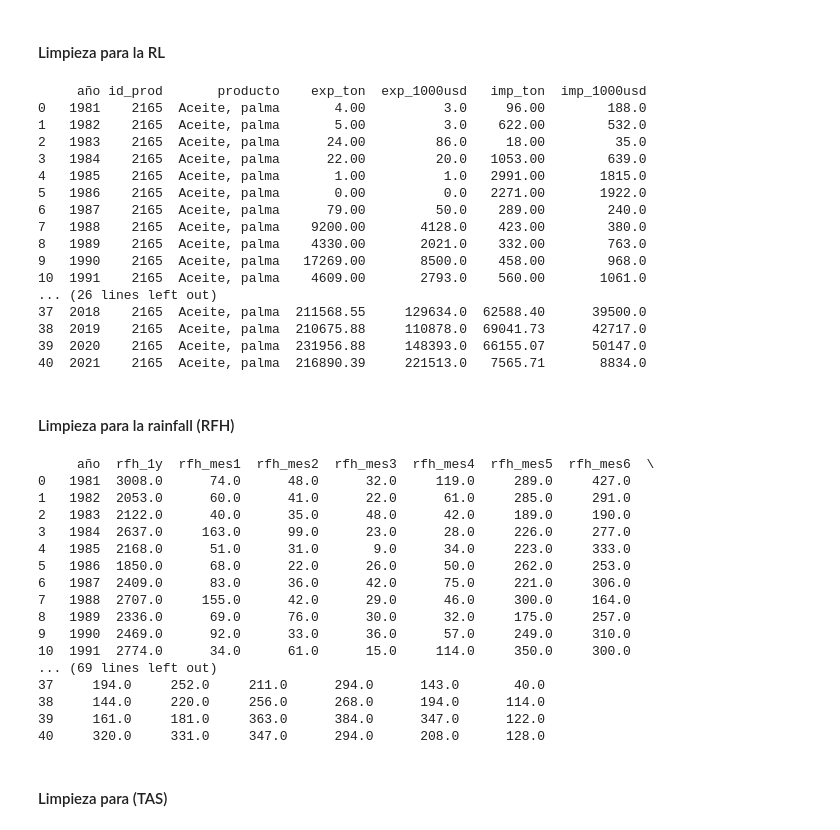
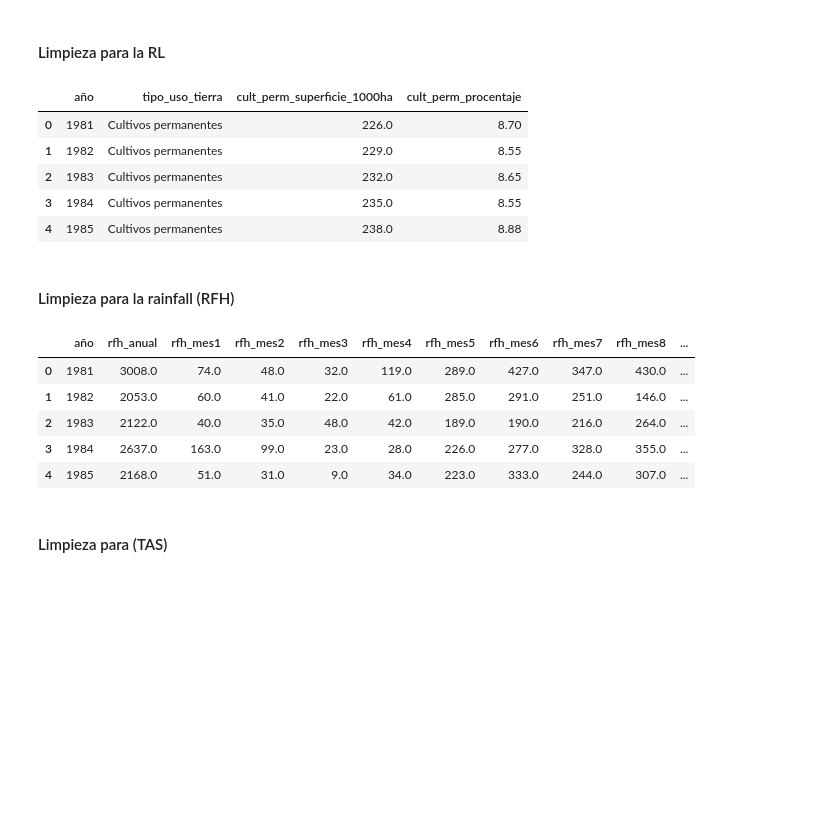
Before and after one commit to jalmengor/experimental-design-project, a Jupyter notebook: experimento.ipynb, the cells around one changed output. Drawn from its saved outputs; the diff is of its cells as text; code cells hidden in the pictures; blank space fills up the shorter version.

```diff
--- a/experimento.ipynb
+++ b/experimento.ipynb
@@ -340,7 +320,7 @@ df_rl = df_rl[(df_rl['año'] >= inicio_rango_años_limpieza) & (df_rl['año'] <=
 
 # Agrupar por año y sumar las nuevas columnas
 df_rl = df_rl.groupby(['año']).agg({
-    'id_uso_tierra': 'first',  # first - Tomar el primer valor de la columna
+    # 'id_uso_tierra': 'first',  # first - Tomar el primer valor de la columna
     'tipo_uso_tierra': 'first',
     'cult_perm_superficie_1000ha': 'sum',
     'cult_perm_procentaje': 'sum',
@@ -350,25 +330,15 @@ df_rl = df_rl.groupby(['año']).agg({
 # print(tipos)
 
 # Print
-print(df_tlc)
+# print(df_rl)
+df_rl.head()
 # %% [output]
-     año id_prod       producto    exp_ton  exp_1000usd   imp_ton  imp_1000usd
-0   1981    2165  Aceite, palma       4.00          3.0     96.00        188.0
-1   1982    2165  Aceite, palma       5.00          3.0    622.00        532.0
-2   1983    2165  Aceite, palma      24.00         86.0     18.00         35.0
-3   1984    2165  Aceite, palma      22.00         20.0   1053.00        639.0
-4   1985    2165  Aceite, palma       1.00          1.0   2991.00       1815.0
-5   1986    2165  Aceite, palma       0.00          0.0   2271.00       1922.0
-6   1987    2165  Aceite, palma      79.00         50.0    289.00        240.0
-7   1988    2165  Aceite, palma    9200.00       4128.0    423.00        380.0
-8   1989    2165  Aceite, palma    4330.00       2021.0    332.00        763.0
-9   1990    2165  Aceite, palma   17269.00       8500.0    458.00        968.0
-10  1991    2165  Aceite, palma    4609.00       2793.0    560.00       1061.0
-... (26 lines left out)
-37  2018    2165  Aceite, palma  211568.55     129634.0  62588.40      39500.0
-38  2019    2165  Aceite, palma  210675.88     110878.0  69041.73      42717.0
-39  2020    2165  Aceite, palma  231956.88     148393.0  66155.07      50147.0
-40  2021    2165  Aceite, palma  216890.39     221513.0   7565.71       8834.0
+|  | año | tipo_uso_tierra | cult_perm_superficie_1000ha | cult_perm_procentaje |
+| 0 | 1981 | Cultivos permanentes | 226.0 | 8.70 |
+| 1 | 1982 | Cultivos permanentes | 229.0 | 8.55 |
+| 2 | 1983 | Cultivos permanentes | 232.0 | 8.65 |
+| 3 | 1984 | Cultivos permanentes | 235.0 | 8.55 |
+| 4 | 1985 | Cultivos permanentes | 238.0 | 8.88 |
 # %% [markdown]
 #### Limpieza para la rainfall (RFH)
 # %%
@@ -393,53 +363,46 @@ df_rainfall['rfh'] = pd.to_numeric(df_rainfall['rfh'], errors='coerce').fillna(0
 # df_rainfall['rfh_avg'] = pd.to_numeric(df_rainfall['rfh_avg'], errors='coerce').fillna(0)
 
 # Definir seleccionar en rango de años
 df_rainfall = df_rainfall[(df_rainfall['año'] >= inicio_rango_años_limpieza) & (df_rainfall['año'] <= fin_rango_años_limpieza)]
 
 # Agrupar por año y mes para sumar columnas rfh
 rainfall_size = 3 * 12 * (fin_rango_años_limpieza+1 - inicio_rango_años_limpieza)
 
 df_rainfall = df_rainfall.head(rainfall_size).groupby(["año", "mes"])["rfh"].sum().reset_index()
 
 # Calcular la suma anual de 'rfh'
 
 rfh_anual_sum = df_rainfall.groupby('año').agg(
-    rfh_1y=('rfh', 'sum'),
+    rfh_anual=('rfh', 'sum'),
 ).reset_index()
 
 df_rainfall = df_rainfall.merge(rfh_anual_sum, on='año', how='left')
 
 # Crear las nuevas columnas con valores condicionales para todos los meses
 for i in range(1, 13):
     df_rainfall[f'rfh_mes{i}'] = df_rainfall.apply(lambda row: row['rfh'] if row['mes'] == i else 0, axis=1)
 
 # Agrupar por año, sumar las nuevas columnas y matener anuales
 months = range(1, 13)
 agg_dict = {
-    'rfh_1y': 'first',
+    'rfh_anual': 'first',
     **{f'rfh_mes{month}': 'sum' for month in months}
 }
 df_rainfall = df_rainfall.groupby(['año']).agg(agg_dict).reset_index()
 
+
+df_rfh = df_rainfall
+
 # Print
-print(df_rainfall)
+# print(df_rfh)
+df_rfh.head()
 # %% [output]
-     año  rfh_1y  rfh_mes1  rfh_mes2  rfh_mes3  rfh_mes4  rfh_mes5  rfh_mes6  \
-0   1981  3008.0      74.0      48.0      32.0     119.0     289.0     427.0
-1   1982  2053.0      60.0      41.0      22.0      61.0     285.0     291.0
-2   1983  2122.0      40.0      35.0      48.0      42.0     189.0     190.0
-3   1984  2637.0     163.0      99.0      23.0      28.0     226.0     277.0
-4   1985  2168.0      51.0      31.0       9.0      34.0     223.0     333.0
-5   1986  1850.0      68.0      22.0      26.0      50.0     262.0     253.0
-6   1987  2409.0      83.0      36.0      42.0      75.0     221.0     306.0
-7   1988  2707.0     155.0      42.0      29.0      46.0     300.0     164.0
-8   1989  2336.0      69.0      76.0      30.0      32.0     175.0     257.0
-9   1990  2469.0      92.0      33.0      36.0      57.0     249.0     310.0
-10  1991  2774.0      34.0      61.0      15.0     114.0     350.0     300.0
-... (69 lines left out)
-37     194.0     252.0     211.0      294.0      143.0       40.0
-38     144.0     220.0     256.0      268.0      194.0      114.0
-39     161.0     181.0     363.0      384.0      347.0      122.0
-40     320.0     331.0     347.0      294.0      208.0      128.0
+|  | año | rfh_anual | rfh_mes1 | rfh_mes2 | rfh_mes3 | rfh_mes4 | rfh_mes5 | rfh_mes6 | rfh_mes7 | rfh_mes8 | ... |
+| 0 | 1981 | 3008.0 | 74.0 | 48.0 | 32.0 | 119.0 | 289.0 | 427.0 | 347.0 | 430.0 | ... |
+| 1 | 1982 | 2053.0 | 60.0 | 41.0 | 22.0 | 61.0 | 285.0 | 291.0 | 251.0 | 146.0 | ... |
+| 2 | 1983 | 2122.0 | 40.0 | 35.0 | 48.0 | 42.0 | 189.0 | 190.0 | 216.0 | 264.0 | ... |
+| 3 | 1984 | 2637.0 | 163.0 | 99.0 | 23.0 | 28.0 | 226.0 | 277.0 | 328.0 | 355.0 | ... |
+| 4 | 1985 | 2168.0 | 51.0 | 31.0 | 9.0 | 34.0 | 223.0 | 333.0 | 244.0 | 307.0 | ... |
 # %% [markdown]
 #### Limpieza para (TAS)
 # %%
```
Also changed, not shown: parts of 3 cells of this notebook.
